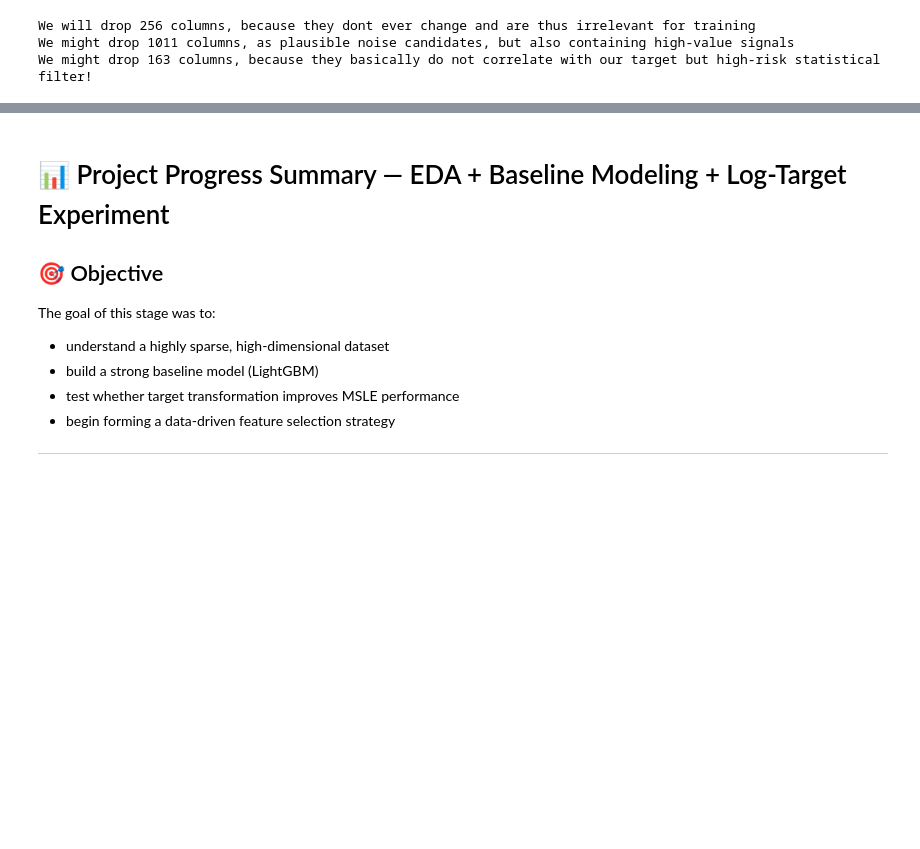
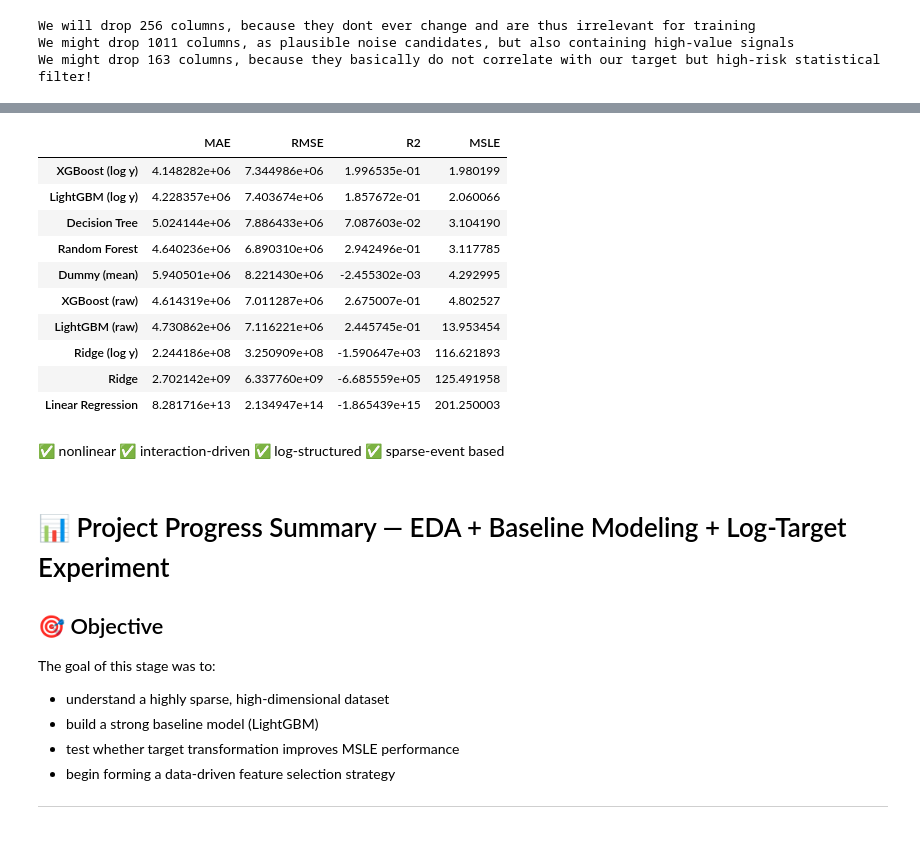
Before and after one commit to lingriosmichael/machine_learning_project, a Jupyter notebook: 1.1_Data_Loading_Quality_Scan.ipynb, the cells around one changed output, grey strips where cells are left out. Drawn from its saved outputs; the diff is of its cells as text; code cells hidden in the pictures; blank space fills up the shorter version.

Commit message:
tried out many models, updated requirements, analyzed feature importance, started with row-wise features and SVD/PCA

```diff
--- a/1.1_Data_Loading_Quality_Scan.ipynb
+++ b/1.1_Data_Loading_Quality_Scan.ipynb
@@ -534,0 +436,14 @@ CV MSLE: 2.4940946837003177 +/- 0.4448526531908908
+# %%
+from sklearn.metrics import mean_squared_log_error, mean_squared_error, mean_absolute_error, r2_score
+def regression_metrics(y_true, y_pred):
+    mae = mean_absolute_error(y_true, y_pred)
+    rmse = mean_squared_error(y_true, y_pred, squared=False)
+    r2 = r2_score(y_true, y_pred)
+    msle = mean_squared_log_error(y_true, np.clip(y_pred, 0, None))
+
+    return {
+        "MAE": mae,
+        "RMSE": rmse,
+        "R2": r2,
+        "MSLE": msle
+    }
@@ -534,0 +564,11 @@ CV MSLE: 2.4940946837003177 +/- 0.4448526531908908
+# %%
+results_dict = {}
+
+for name, model in models.items():
+
+    if name == "LightGBM (log y)" or name == "XGBoost (log y)" or name == "Ridge (log y)":
+        df = run_cv(model, X, y, kf, log_target=True)
+    else:
+        df = run_cv(model, X, y, kf, log_target=False)
+
+    results_dict[name] = df.mean()
@@ -535,3 +593,26 @@ CV MSLE: 2.4940946837003177 +/- 0.4448526531908908
+# %%
+comparison_df = pd.DataFrame(results_dict).T
+
+comparison_df = comparison_df[["MAE", "RMSE", "R2", "MSLE"]]
+
+comparison_df.sort_values("MSLE")
+# %% [output]
+|  | MAE | RMSE | R2 | MSLE |
+| XGBoost (log y) | 4.148282e+06 | 7.344986e+06 | 1.996535e-01 | 1.980199 |
+| LightGBM (log y) | 4.228357e+06 | 7.403674e+06 | 1.857672e-01 | 2.060066 |
+| Decision Tree | 5.024144e+06 | 7.886433e+06 | 7.087603e-02 | 3.104190 |
+| Random Forest | 4.640236e+06 | 6.890310e+06 | 2.942496e-01 | 3.117785 |
+| Dummy (mean) | 5.940501e+06 | 8.221430e+06 | -2.455302e-03 | 4.292995 |
+| XGBoost (raw) | 4.614319e+06 | 7.011287e+06 | 2.675007e-01 | 4.802527 |
+| LightGBM (raw) | 4.730862e+06 | 7.116221e+06 | 2.445745e-01 | 13.953454 |
+| Ridge (log y) | 2.244186e+08 | 3.250909e+08 | -1.590647e+03 | 116.621893 |
+| Ridge | 2.702142e+09 | 6.337760e+09 | -6.685559e+05 | 125.491958 |
+| Linear Regression | 8.281716e+13 | 2.134947e+14 | -1.865439e+15 | 201.250003 |
+# %% [markdown]
+✅ nonlinear
+✅ interaction-driven
+✅ log-structured
+✅ sparse-event based
 # %% [markdown]
 # 📊 Project Progress Summary — EDA + Baseline Modeling + Log-Target Experiment
 
```
Also changed, not shown: parts of 8 cells of this notebook, 2 other files.
